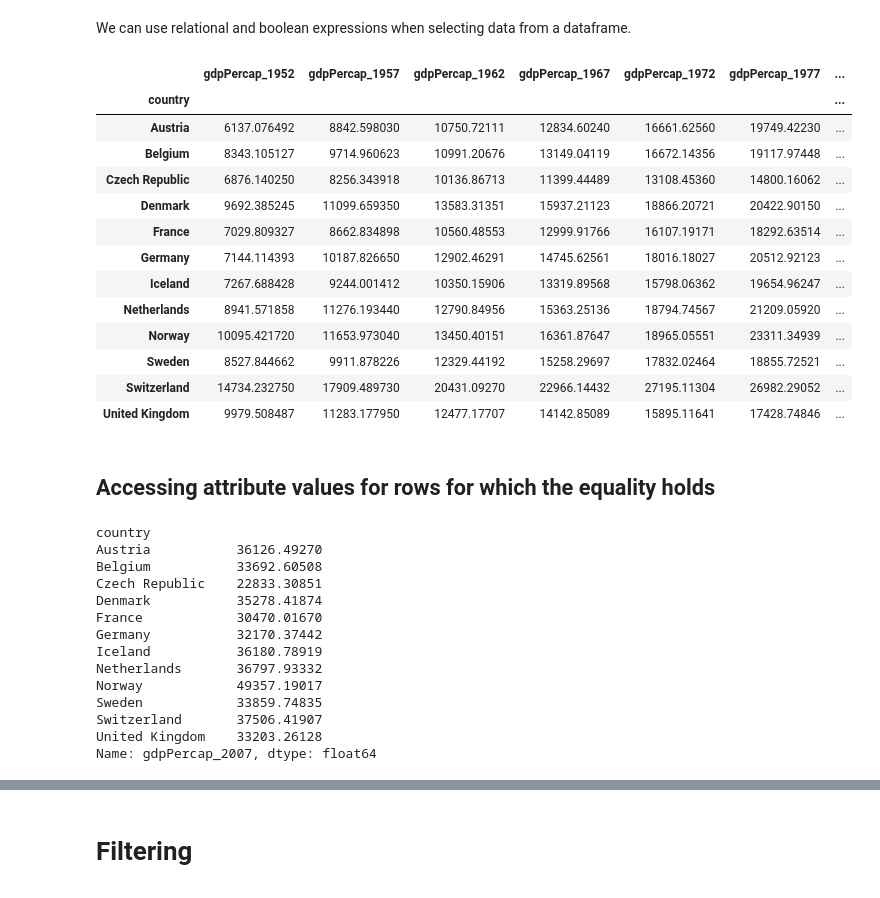
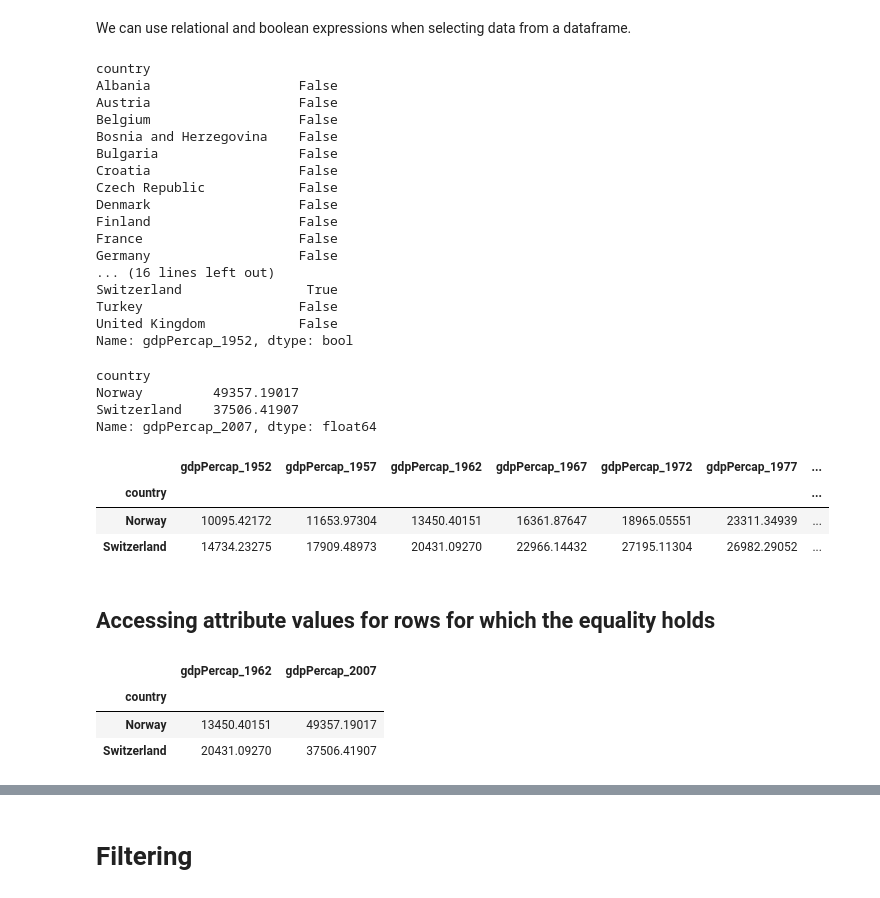
Before and after one commit to IndraniMandal/New-Revisions, a Jupyter notebook: Data_Manipulation.ipynb, the cells around one changed output, grey strips where cells are left out. Drawn from its saved outputs; the diff is of its cells as text; code cells hidden in the pictures.

```diff
--- a/Data_Manipulation.ipynb
+++ b/Data_Manipulation.ipynb
@@ -56,3 +60,6 @@ array([['Albania', 1601.056136, 1942.284244, 2312.888958, 2760.196931,
        ['United Kingdom', 9979.508487, 11283.17795, 12477.17707,
         14142.85089, 15895.11641, 17428.74846, 18232.42452, 21664.78767,
         22705.09254, 26074.53136, 29478.99919, 33203.26128]], dtype=object)
+# %%
+df = data.set_index('country')
+df
@@ -161,41 +194,48 @@ subset > 10000
 | Poland | False | False | False |
 # %% [markdown]
 We can use relational and boolean expressions when selecting data from a dataframe.
+# %%
+data.gdpPercap_1952 > 10000
+# %% [output]
+country
+Albania                   False
+Austria                   False
+Belgium                   False
+Bosnia and Herzegovina    False
+Bulgaria                  False
+Croatia                   False
+Czech Republic            False
+Denmark                   False
+Finland                   False
+France                    False
+Germany                   False
+... (16 lines left out)
+Switzerland                True
+Turkey                    False
+United Kingdom            False
+Name: gdpPercap_1952, dtype: bool
+# %%
+data[data.gdpPercap_1952 > 10000].gdpPercap_2007
+# %% [output]
+country
+Norway         49357.19017
+Switzerland    37506.41907
+Name: gdpPercap_2007, dtype: float64
 # %%
 # Which countries had a GDP >10000 in 1952?
-data[data.gdpPercap_1962 > 10000]
+data[data.gdpPercap_1952 > 10000]
 # %% [output]
 |  | gdpPercap_1952 | gdpPercap_1957 | gdpPercap_1962 | gdpPercap_1967 | gdpPercap_1972 | gdpPercap_1977 | ... |
 | country |  |  |  |  |  |  | ... |
-| Austria | 6137.076492 | 8842.598030 | 10750.72111 | 12834.60240 | 16661.62560 | 19749.42230 | ... |
-| Belgium | 8343.105127 | 9714.960623 | 10991.20676 | 13149.04119 | 16672.14356 | 19117.97448 | ... |
-| Czech Republic | 6876.140250 | 8256.343918 | 10136.86713 | 11399.44489 | 13108.45360 | 14800.16062 | ... |
-| Denmark | 9692.385245 | 11099.659350 | 13583.31351 | 15937.21123 | 18866.20721 | 20422.90150 | ... |
-| France | 7029.809327 | 8662.834898 | 10560.48553 | 12999.91766 | 16107.19171 | 18292.63514 | ... |
-| Germany | 7144.114393 | 10187.826650 | 12902.46291 | 14745.62561 | 18016.18027 | 20512.92123 | ... |
-| Iceland | 7267.688428 | 9244.001412 | 10350.15906 | 13319.89568 | 15798.06362 | 19654.96247 | ... |
-| Netherlands | 8941.571858 | 11276.193440 | 12790.84956 | 15363.25136 | 18794.74567 | 21209.05920 | ... |
-| Norway | 10095.421720 | 11653.973040 | 13450.40151 | 16361.87647 | 18965.05551 | 23311.34939 | ... |
-| Sweden | 8527.844662 | 9911.878226 | 12329.44192 | 15258.29697 | 17832.02464 | 18855.72521 | ... |
-| Switzerland | 14734.232750 | 17909.489730 | 20431.09270 | 22966.14432 | 27195.11304 | 26982.29052 | ... |
-| United Kingdom | 9979.508487 | 11283.177950 | 12477.17707 | 14142.85089 | 15895.11641 | 17428.74846 | ... |
+| Norway | 10095.42172 | 11653.97304 | 13450.40151 | 16361.87647 | 18965.05551 | 23311.34939 | ... |
+| Switzerland | 14734.23275 | 17909.48973 | 20431.09270 | 22966.14432 | 27195.11304 | 26982.29052 | ... |
 # %% [markdown]
 ## Accessing attribute values for rows for which the equality holds
 # %%
 # What is the 2007 GDP of those countries that had a GDP >10000 in 1952?
-data[data.gdpPercap_1962 > 10000].gdpPercap_2007
+data[data.gdpPercap_1952 > 10000].loc[: , ['gdpPercap_1962', 'gdpPercap_2007']]
 # %% [output]
-country
-Austria           36126.49270
-Belgium           33692.60508
-Czech Republic    22833.30851
-Denmark           35278.41874
-France            30470.01670
-Germany           32170.37442
-Iceland           36180.78919
-Netherlands       36797.93332
-Norway            49357.19017
-Sweden            33859.74835
-Switzerland       37506.41907
-United Kingdom    33203.26128
-Name: gdpPercap_2007, dtype: float64
+|  | gdpPercap_1962 | gdpPercap_2007 |
+| country |  |  |
+| Norway | 13450.40151 | 49357.19017 |
+| Switzerland | 20431.09270 | 37506.41907 |
```
Also changed, not shown: parts of 5 cells of this notebook.
